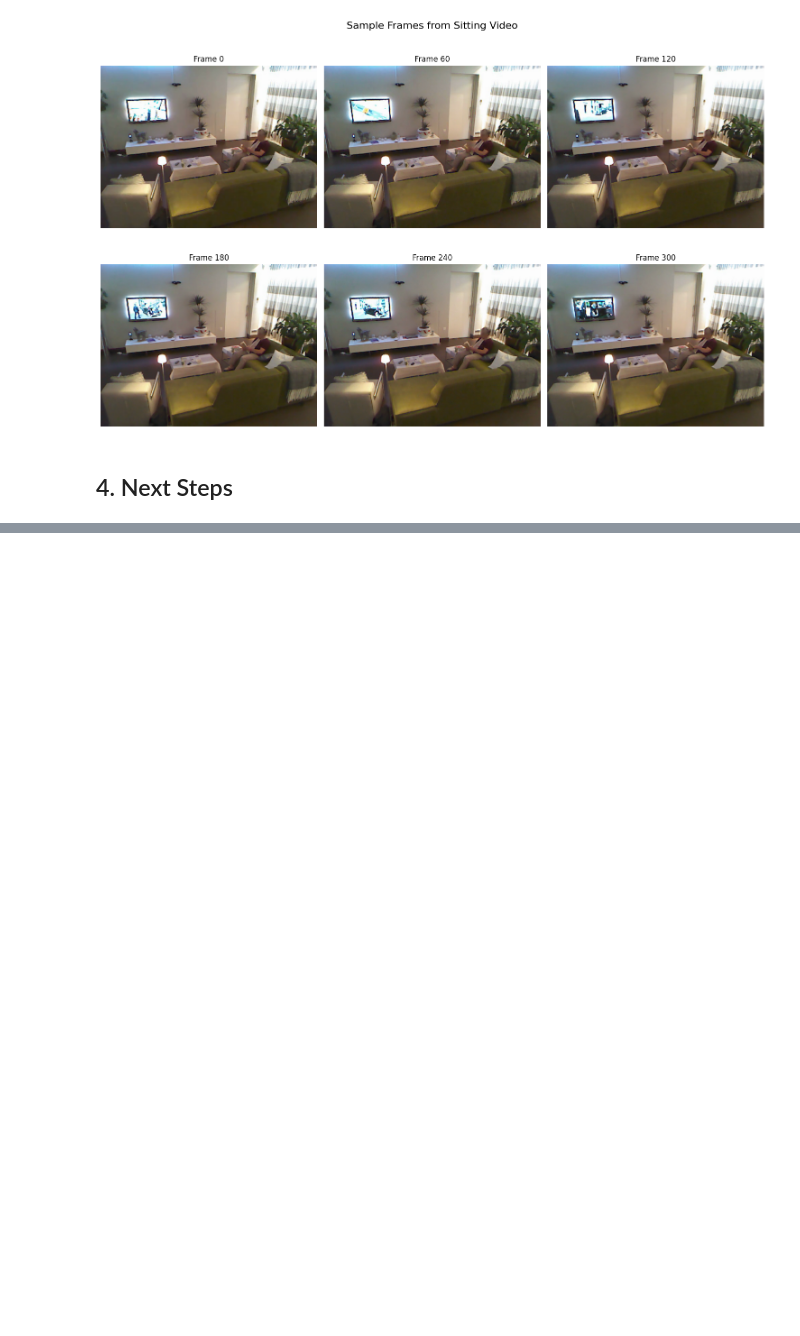
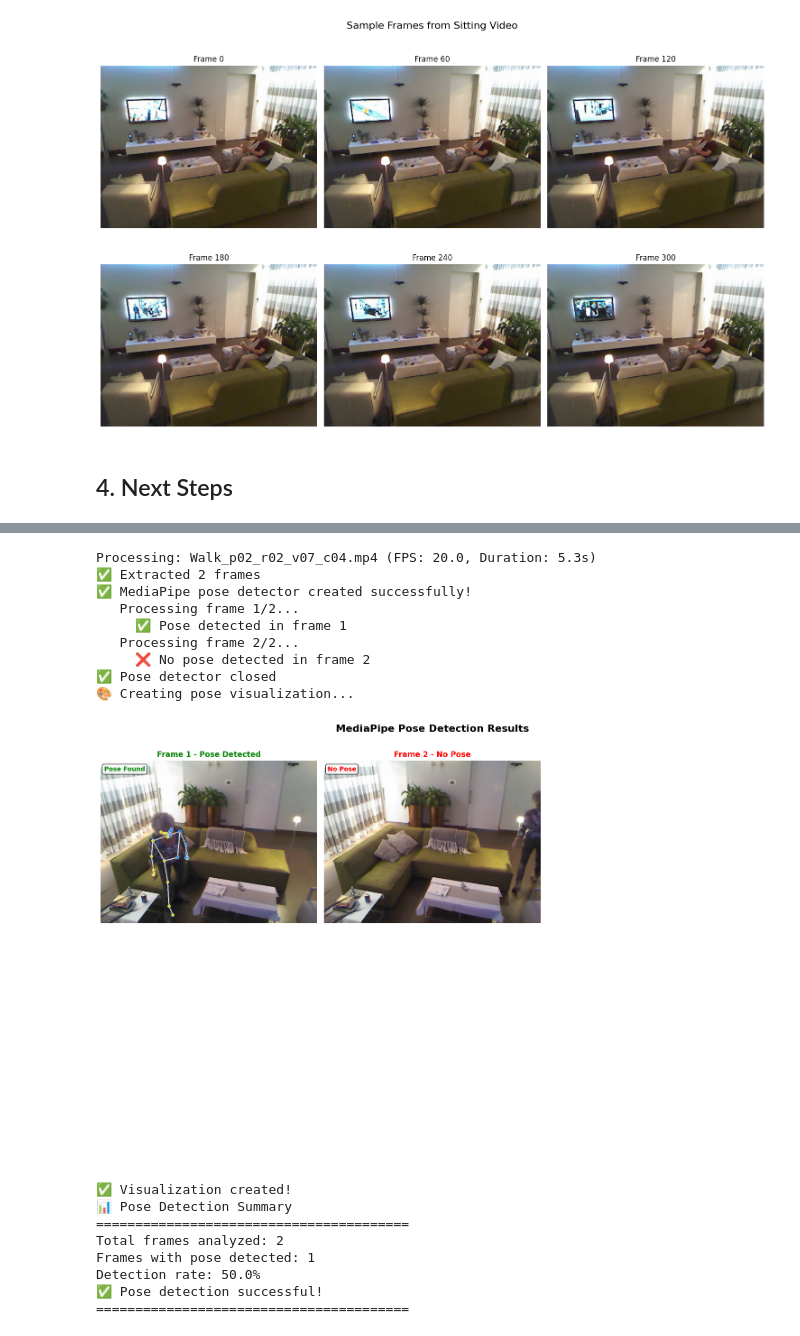
Before and after one commit to talhamasood22/Body-Posture-Classifier, a Jupyter notebook: Body_Posture_Analysis.ipynb, the cells around one changed output, grey strips where cells are left out. Cells and saved outputs as stored; diff of their text form; code cells hidden in the pictures; blank space fills up the shorter version.

```diff
--- a/Body_Posture_Analysis.ipynb
+++ b/Body_Posture_Analysis.ipynb
@@ -180,0 +366,32 @@ def prepare_data():
+# %%
+# 1. Extract frames using your existing function
+video_path = "Data/Standing/Walk_p02_r02_v07_c04.mp4"  # Your video path
+frames = extract_frames_to_array(video_path, sample_rate=60)
+
+# 2. Detect pose in frames
+pose_results = detect_pose_in_frames(frames)
+
+# 3. Visualize results
+visualize_pose_detection(frames, pose_results)
+
+# 4. Print summary
+print_detection_summary(frames, pose_results)
+# %% [output]
+Processing: Walk_p02_r02_v07_c04.mp4 (FPS: 20.0, Duration: 5.3s)
+✅ Extracted 2 frames
+✅ MediaPipe pose detector created successfully!
+   Processing frame 1/2...
+     ✅ Pose detected in frame 1
+   Processing frame 2/2...
+     ❌ No pose detected in frame 2
+✅ Pose detector closed
+🎨 Creating pose visualization...
+[figure, added]
+✅ Visualization created!
+📊 Pose Detection Summary
+========================================
+Total frames analyzed: 2
+Frames with pose detected: 1
+Detection rate: 50.0%
+✅ Pose detection successful!
+========================================
```
Also changed, not shown: parts of 2 cells of this notebook, 2 other files.
